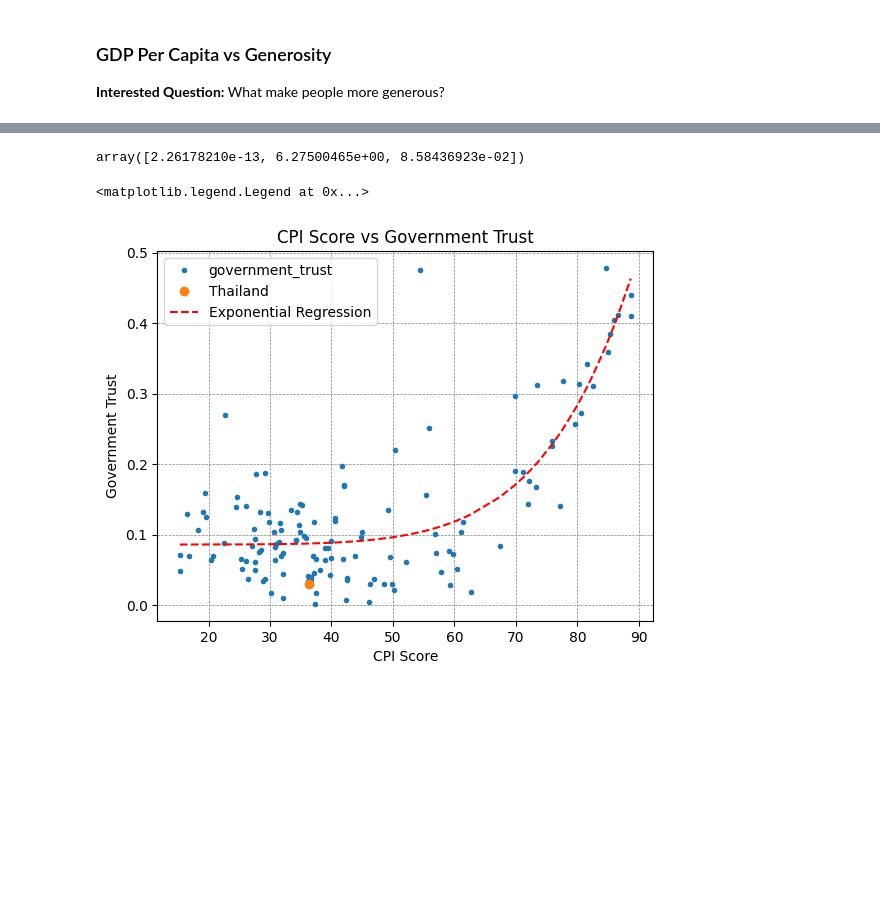
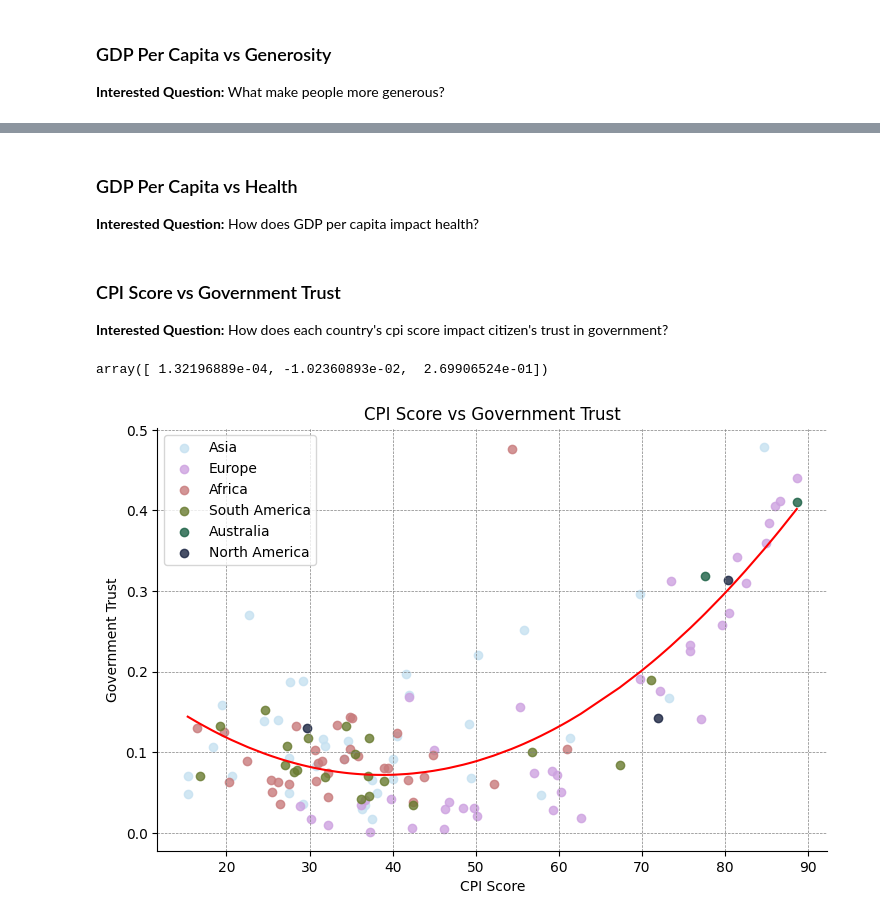
Before and after one commit to sudo-lucifer/eda-project, a Jupyter notebook: EDA_Project.ipynb, the cells around one changed output, grey strips where cells are left out. Cells and saved outputs as stored; diff of their text form; code cells hidden in the pictures; blank space fills up the shorter version.

Commit message:
CPI Score vs Government Trust

```diff
--- a/EDA_Project.ipynb
+++ b/EDA_Project.ipynb
@@ -81,21 +71,30 @@ cpi_gov_df = pd.concat([cpi, gov], axis=1)
-# %%
-def exponential_curve_fit(x, a, b, c):
-    return a*(x**b) + c
-
-fitted_model, _ = curve_fit(exponential_curve_fit,xdata=cpi_gov_df['cpi_score'],ydata=cpi_gov_df['government_trust'])
-fitted_model
-# %% [output]
-array([2.26178210e-13, 6.27500465e+00, 8.58436923e-02])
-# %%
-cpi_gov_df.plot(x='cpi_score',y='government_trust', style='.')
-xs = cpi_gov_df['cpi_score'].sort_values()
-plt.plot(cpi_gov_df['cpi_score']['Thailand'], cpi_gov_df['government_trust']['Thailand'], 'o', lw=10, label="Thailand")
-plt.plot(xs, exponential_curve_fit(xs, *fitted_model), 'r--',label='Exponential Regression')
-plt.xlabel('CPI Score')
-plt.ylabel('Government Trust')
-plt.title('CPI Score vs Government Trust')
-plt.grid(color='gray', linestyle='--', lw=0.5)
-plt.legend()
-# %% [output]
-<matplotlib.legend.Legend at 0x...>
-[figure, removed]
+# %% [markdown]
+### GDP Per Capita vs Health
+**Interested Question:** How does GDP per capita impact health?
+# %% [markdown]
+### CPI Score vs Government Trust
+**Interested Question:** How does each country's cpi score impact citizen's trust in government?
+# %%
+cpi = happiness_df.groupby('Country')['cpi_score'].mean()
+gov = happiness_df.groupby('Country')['government_trust'].mean()
+continent = happiness_df.groupby('Country')['continent'].max()
+cpi_gov_df = pd.concat([cpi, gov, continent], axis=1)
+# %%
+def exponential_curve_fit(x, a, b, c):
+    return a*x**2 + b*x + c
+
+fitted_model, _ = curve_fit(exponential_curve_fit,xdata=cpi_gov_df['cpi_score'],ydata=cpi_gov_df['government_trust'])
+fitted_model
+# %% [output]
+array([ 1.32196889e-04, -1.02360893e-02,  2.69906524e-01])
+# %%
+xs = cpi_gov_df['cpi_score'].sort_values()
+t = sns.lmplot(data=cpi_gov_df,x='cpi_score', y='government_trust',hue='continent', palette='cubehelix_r',legend=False, fit_reg=False)
+sns.lineplot(x=xs, y=exponential_curve_fit(xs, *fitted_model),color='red')
+plt.grid(color='gray', linestyle='--', lw=0.5)
+plt.xlabel('CPI Score')
+plt.ylabel('Government Trust')
+plt.title('CPI Score vs Government Trust')
+t.fig.set_figwidth(8)
+# %% [output]
+[figure, added]
```
Also changed, not shown: parts of 7 cells of this notebook.
